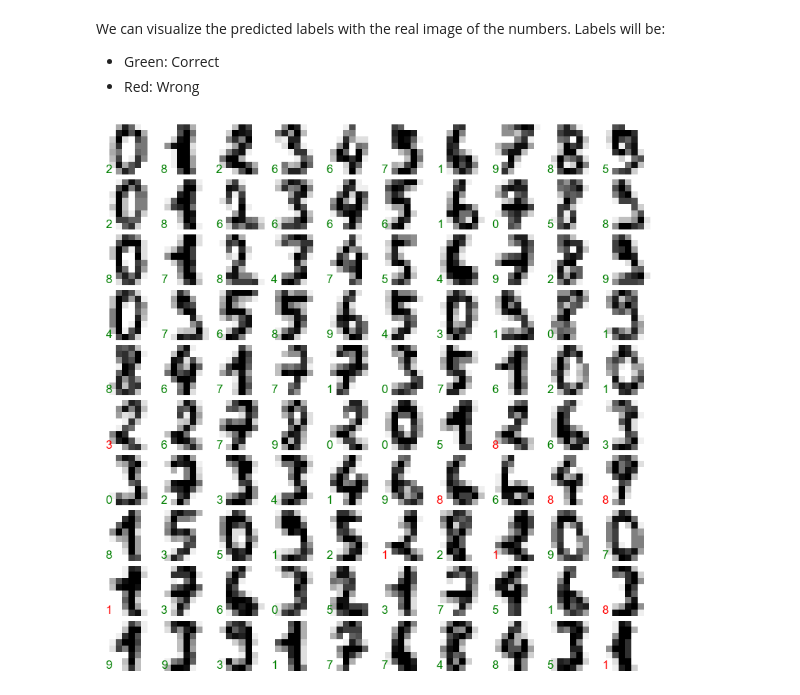
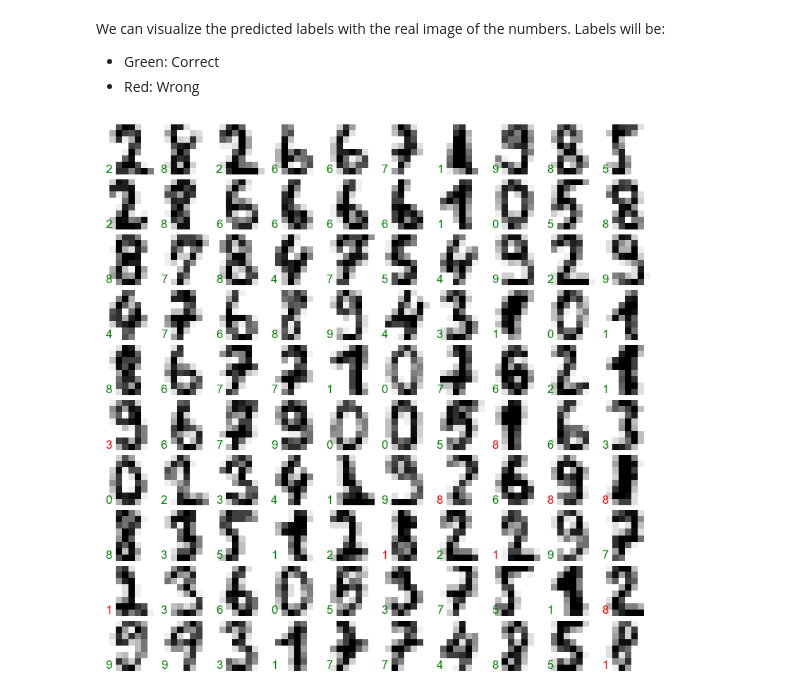
Before and after one commit to jdelos/dsdevdays, a Jupyter notebook: Exploring Handwritten Digits.ipynb, the cells around one changed output. Cells and saved outputs as stored; diff of their text form; code cells hidden in the pictures.

```diff
--- a/Exploring Handwritten Digits.ipynb
+++ b/Exploring Handwritten Digits.ipynb
@@ -104,14 +108,15 @@ We can visualize the predicted labels with the real image of the numbers. Labels
 * Green: Correct
 * Red:   Wrong
 # %%
+TestImgs = Xtest.reshape((450,8,8))
 fig, axes = plt.subplots(10,10, figsize=(10,10),
                         subplot_kw= {'xticks':[],'yticks':[]},
                         gridspec_kw=dict(hspace=0.1,wspace=0.1))
 
 for i, ax in enumerate(axes.flat):
-    ax.imshow(digits.images[i],cmap='binary',interpolation='nearest')
+    ax.imshow(TestImgs[i],cmap='binary',interpolation='nearest')
     ax.text(0.05,0.05, str(y_model[i]),
            transform=ax.transAxes,
            color='green' if (ytest[i] == y_model[i]) else 'red')
 # %% [output]
-[figure, old version]
+[figure, new version]
```
Also changed, not shown: parts of 3 cells of this notebook.
